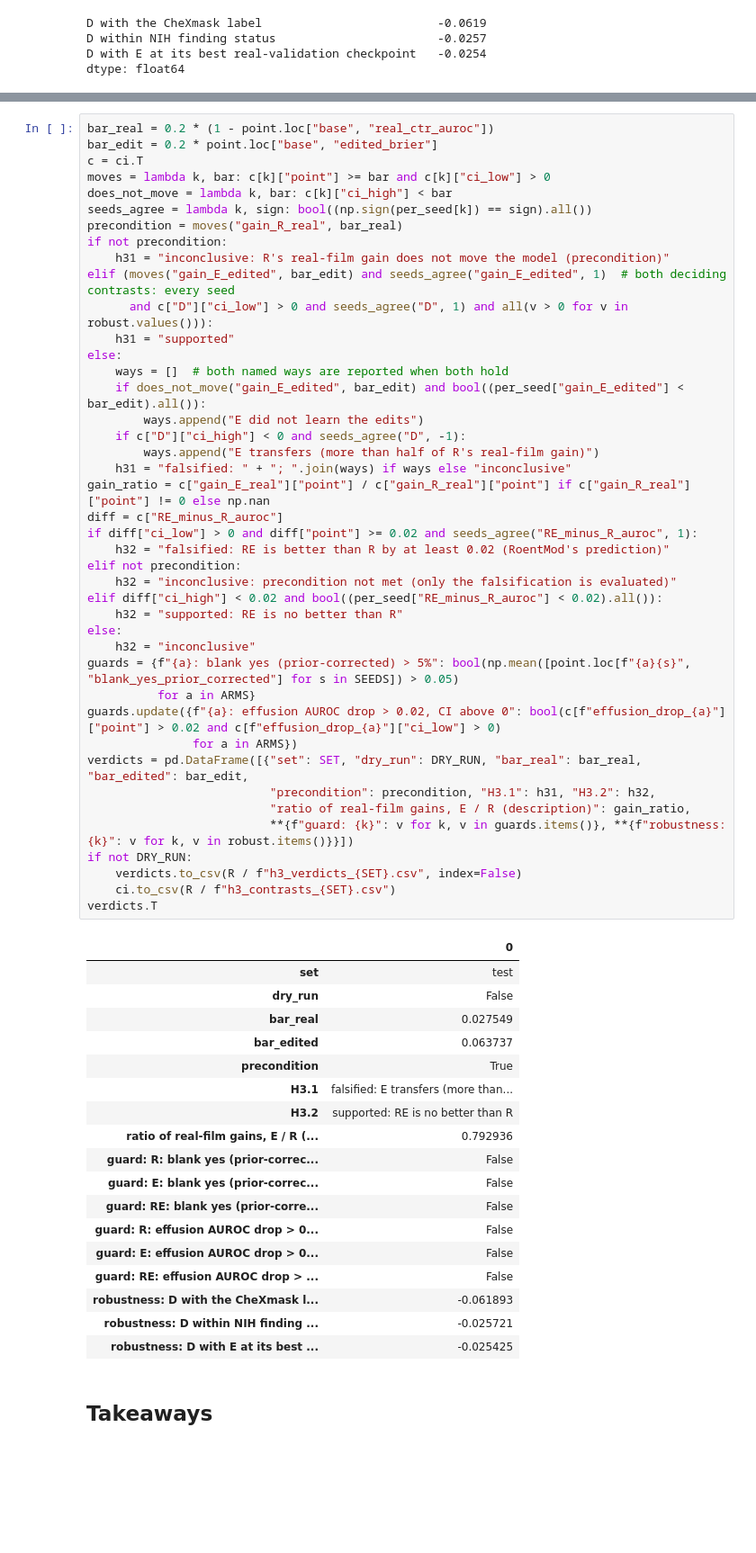
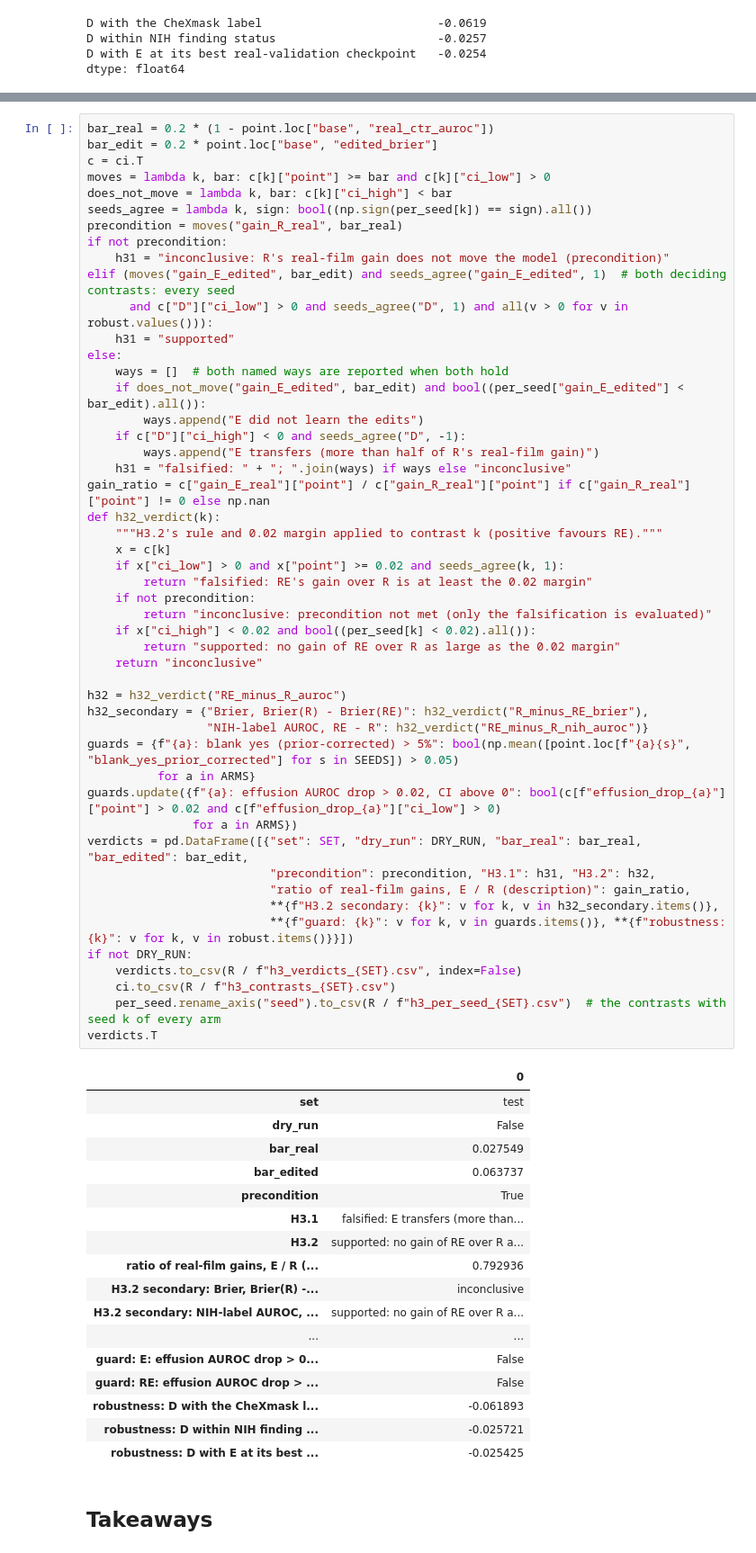
Before and after one commit to m871-akram/cxr-grounding, a Jupyter notebook: notebooks/05_h3_eval.ipynb, the cells around one changed output, grey strips where cells are left out. Shown at 90% size. Cells and saved outputs as stored; diff of their text form; blank space fills up the shorter version.

```diff
--- a/notebooks/05_h3_eval.ipynb
+++ b/notebooks/05_h3_eval.ipynb
@@ -337,48 +404,54 @@ elif (moves("gain_E_edited", bar_edit) and seeds_agree("gain_E_edited", 1)  # bo
       and c["D"]["ci_low"] > 0 and seeds_agree("D", 1) and all(v > 0 for v in robust.values())):
     h31 = "supported"
 else:
     ways = []  # both named ways are reported when both hold
     if does_not_move("gain_E_edited", bar_edit) and bool((per_seed["gain_E_edited"] < bar_edit).all()):
         ways.append("E did not learn the edits")
     if c["D"]["ci_high"] < 0 and seeds_agree("D", -1):
         ways.append("E transfers (more than half of R's real-film gain)")
     h31 = "falsified: " + "; ".join(ways) if ways else "inconclusive"
 gain_ratio = c["gain_E_real"]["point"] / c["gain_R_real"]["point"] if c["gain_R_real"]["point"] != 0 else np.nan
-diff = c["RE_minus_R_auroc"]
-if diff["ci_low"] > 0 and diff["point"] >= 0.02 and seeds_agree("RE_minus_R_auroc", 1):
-    h32 = "falsified: RE is better than R by at least 0.02 (RoentMod's prediction)"
-elif not precondition:
-    h32 = "inconclusive: precondition not met (only the falsification is evaluated)"
-elif diff["ci_high"] < 0.02 and bool((per_seed["RE_minus_R_auroc"] < 0.02).all()):
-    h32 = "supported: RE is no better than R"
-else:
-    h32 = "inconclusive"
+def h32_verdict(k):
+    """H3.2's rule and 0.02 margin applied to contrast k (positive favours RE)."""
+    x = c[k]
+    if x["ci_low"] > 0 and x["point"] >= 0.02 and seeds_agree(k, 1):
+        return "falsified: RE's gain over R is at least the 0.02 margin"
+    if not precondition:
+        return "inconclusive: precondition not met (only the falsification is evaluated)"
+    if x["ci_high"] < 0.02 and bool((per_seed[k] < 0.02).all()):
+        return "supported: no gain of RE over R as large as the 0.02 margin"
+    return "inconclusive"
+
+h32 = h32_verdict("RE_minus_R_auroc")
+h32_secondary = {"Brier, Brier(R) - Brier(RE)": h32_verdict("R_minus_RE_brier"),
+                 "NIH-label AUROC, RE - R": h32_verdict("RE_minus_R_nih_auroc")}
 guards = {f"{a}: blank yes (prior-corrected) > 5%": bool(np.mean([point.loc[f"{a}{s}", "blank_yes_prior_corrected"] for s in SEEDS]) > 0.05)
           for a in ARMS}
 guards.update({f"{a}: effusion AUROC drop > 0.02, CI above 0": bool(c[f"effusion_drop_{a}"]["point"] > 0.02 and c[f"effusion_drop_{a}"]["ci_low"] > 0)
                for a in ARMS})
 verdicts = pd.DataFrame([{"set": SET, "dry_run": DRY_RUN, "bar_real": bar_real, "bar_edited": bar_edit,
                           "precondition": precondition, "H3.1": h31, "H3.2": h32,
                           "ratio of real-film gains, E / R (description)": gain_ratio,
+                          **{f"H3.2 secondary: {k}": v for k, v in h32_secondary.items()},
                           **{f"guard: {k}": v for k, v in guards.items()}, **{f"robustness: {k}": v for k, v in robust.items()}}])
 if not DRY_RUN:
     verdicts.to_csv(R / f"h3_verdicts_{SET}.csv", index=False)
     ci.to_csv(R / f"h3_contrasts_{SET}.csv")
+    per_seed.rename_axis("seed").to_csv(R / f"h3_per_seed_{SET}.csv")  # the contrasts with seed k of every arm
 verdicts.T
 # %% [output]
 |  | 0 |
 | set | test |
 | dry_run | False |
 | bar_real | 0.027549 |
 | bar_edited | 0.063737 |
 | precondition | True |
 | H3.1 | falsified: E transfers (more than... |
-| H3.2 | supported: RE is no better than R |
+| H3.2 | supported: no gain of RE over R a... |
 | ratio of real-film gains, E / R (... | 0.792936 |
-| guard: R: blank yes (prior-correc... | False |
-| guard: E: blank yes (prior-correc... | False |
-| guard: RE: blank yes (prior-corre... | False |
-| guard: R: effusion AUROC drop > 0... | False |
+| H3.2 secondary: Brier, Brier(R) -... | inconclusive |
+| H3.2 secondary: NIH-label AUROC, ... | supported: no gain of RE over R a... |
+| ... | ... |
 | guard: E: effusion AUROC drop > 0... | False |
 | guard: RE: effusion AUROC drop > ... | False |
 | robustness: D with the CheXmask l... | -0.061893 |
```
Also changed, not shown: parts of 8 cells of this notebook, 11 other files.
